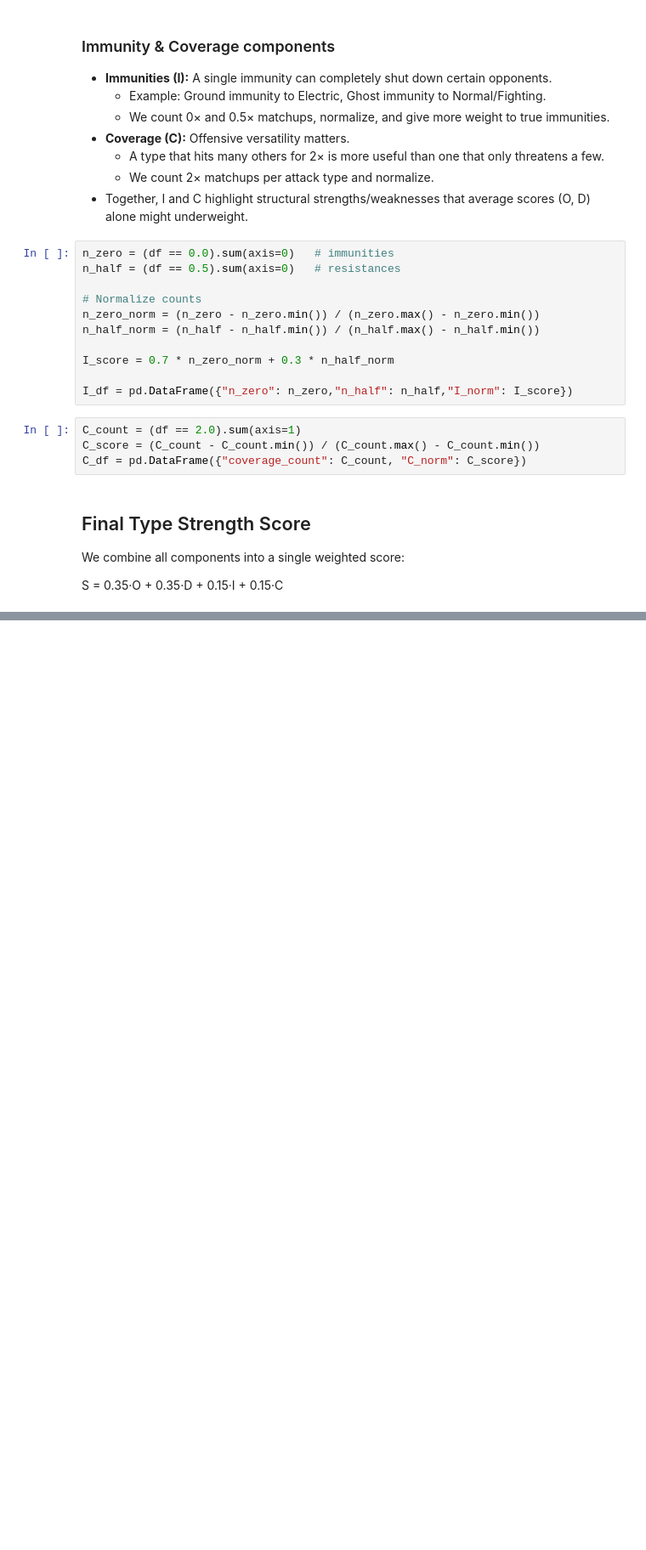
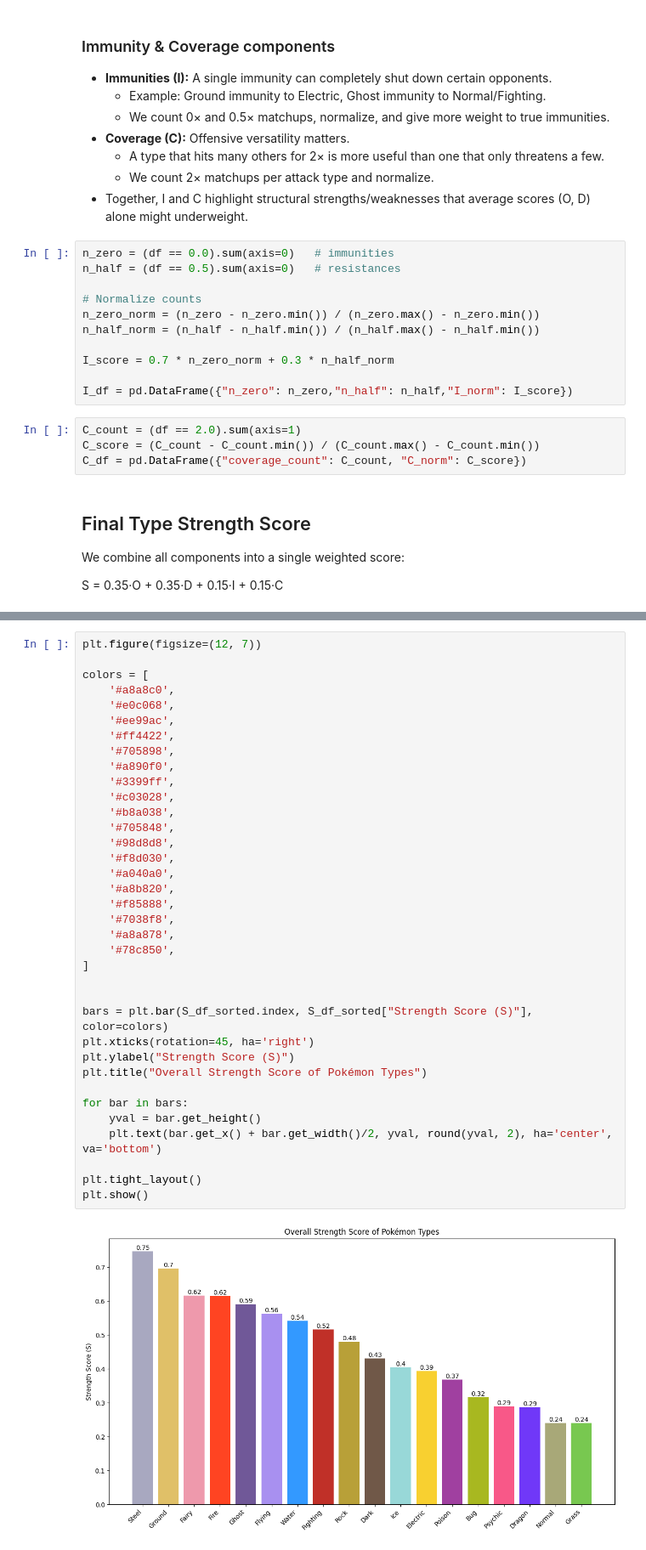
Before and after one commit to Teejardni/pokemon-data-analysis, a Jupyter notebook: PokemonTyping.ipynb, the cells around one changed output, grey strips where cells are left out. Shown: that part at 85% size. Drawn from its saved outputs; the diff is of its cells as text; blank space fills up the shorter version.

```diff
--- a/PokemonTyping.ipynb
+++ b/PokemonTyping.ipynb
@@ -193,0 +185,38 @@ plt.show()
+# %%
+plt.figure(figsize=(12, 7))
+
+colors = [
+    '#a8a8c0',
+    '#e0c068',
+    '#ee99ac',
+    '#ff4422',
+    '#705898',
+    '#a890f0',
+    '#3399ff',
+    '#c03028',
+    '#b8a038',
+    '#705848',
+    '#98d8d8',
+    '#f8d030',
+    '#a040a0',
+    '#a8b820',
+    '#f85888',
+    '#7038f8',
+    '#a8a878',
+    '#78c850',
+]
+
+
+bars = plt.bar(S_df_sorted.index, S_df_sorted["Strength Score (S)"], color=colors)
+plt.xticks(rotation=45, ha='right')
+plt.ylabel("Strength Score (S)")
+plt.title("Overall Strength Score of Pokémon Types")
+
+for bar in bars:
+    yval = bar.get_height()
+    plt.text(bar.get_x() + bar.get_width()/2, yval, round(yval, 2), ha='center', va='bottom')
+
+plt.tight_layout()
+plt.show()
+# %% [output]
+[figure, added]
```
Also changed, not shown: parts of 3 cells of this notebook.
